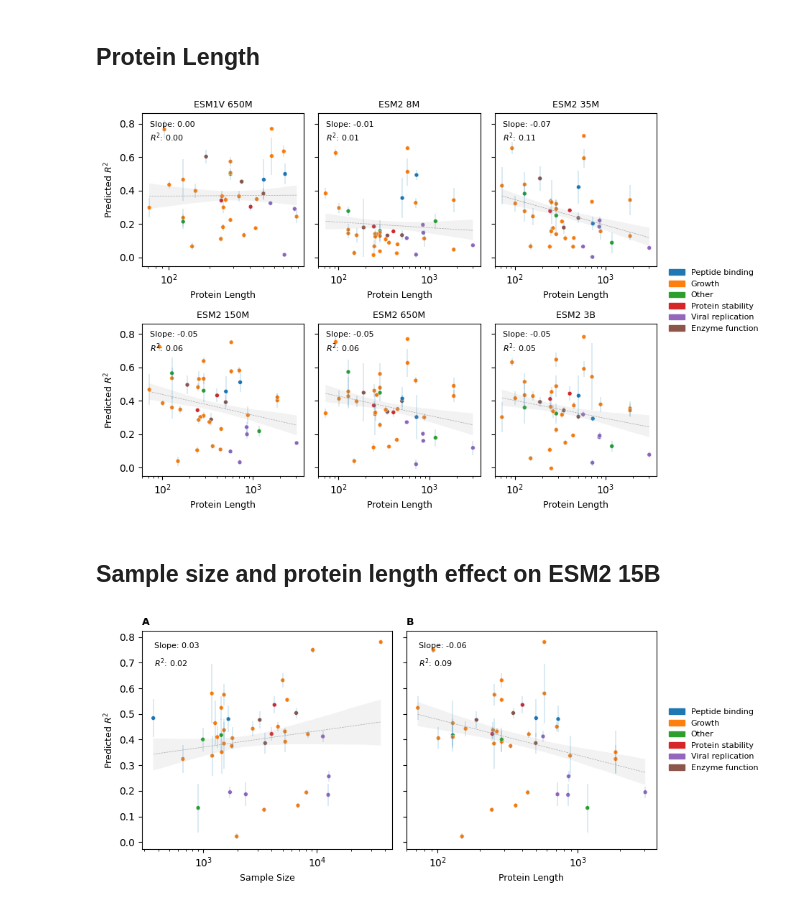
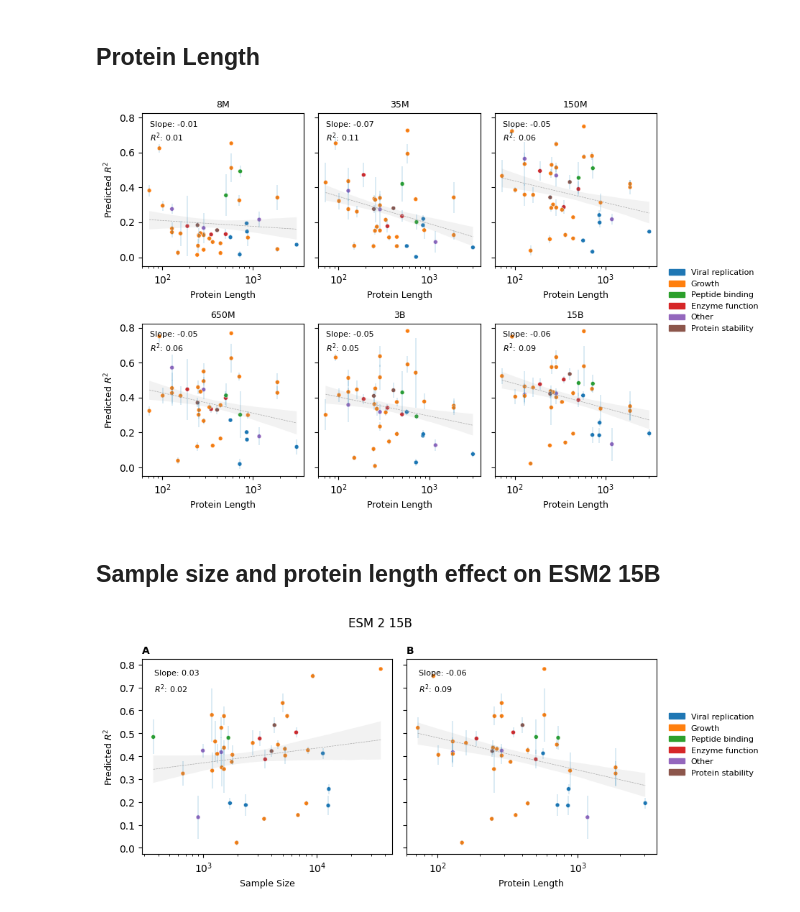
Before and after one commit to ziul-bio/SWAT, a Jupyter notebook: plot_results.ipynb, the cells around one changed output. Drawn from its saved outputs; the diff is of its cells as text; code cells hidden in the pictures.

Commit message:
adding new results files

```diff
--- a/plot_results.ipynb
+++ b/plot_results.ipynb
@@ -513,7 +524,7 @@ models = [
 base_dir = 'results/lassoCV/DMS'
 for model in models:
     for file in os.listdir(f'{base_dir}/{model}'):
-        if file.endswith('.csv'):
+        if file.endswith('_mean.csv'):
             #target = re.split(r'_esm.*_', file)[0]
             #target = " ".join(file.split('_mean.csv')[:-3])
             target = file.split('_mean.csv')[0]
@@ -1386,5 +1419,4 @@ array(['Peptide binding', 'Growth', 'Other', 'Protein stability',
 # %%
-#res.to_csv('results/summary_DMS_all_multi_model.csv')
-res = pd.read_csv('results/summary_DMS_all_multi_model.csv', index_col=0)
-res
+results = pd.read_csv('results/lassoCV/DMS/DMS_all_multi_model_metadata.csv', index_col=0)
+results
 # %% [output]
@@ -1407,6 +1441,8 @@ from sklearn.metrics import r2_score
 from sklearn.linear_model import LinearRegression
 import matplotlib.patches as mpatches
 
+
+res = results.query('Model=="esm2"')
 
 fig, axes = plt.subplots(2, 3, figsize=(8, 6), sharey=True)
 axes = axes.flatten()
@@ -1418,8 +1454,8 @@ group_labels = res['group'].unique()  # Get unique group labels
 handles = [mpatches.Patch(color=palette[i], label=group_labels[i]) for i in range(len(group_labels))]
 
 
-for ax, ms in zip(axes, ['esm1v_650M', 'esm2_8M', 'esm2_35M', 'esm2_150M', 'esm2_650M', 'esm2_3B']):
-    data = res.query(f"Model == '{ms}' & Compression_method == 'mean'")
+for ax, ms in zip(axes, ['8M', '35M', '150M', '650M', '3B', '15B']):
+    data = res.query(f"ModelSize == '{ms}' & Compression_method == 'mean'")
     grouped_data = data.groupby(['Dataset', 'dataset_size', 'group'])['R2_score_test'].agg(['mean', 'std']).reset_index()
 
     # Map colors to the 'group' column
@@ -1458,6 +1494,6 @@ fig.legend(handles, group_labels, loc='lower center', ncol=1, fontsize=8, bbox_t
 
 plt.tight_layout()
 
-fig.savefig('results/sup9_DMS_all_r2_sloop_all_models_sample_size_v02.png', dpi=600, bbox_inches='tight')
+#fig.savefig('results/sup9_DMS_all_r2_sloop_all_models_sample_size_v02.png', dpi=600, bbox_inches='tight')
 plt.show()
 # %% [output]
@@ -1474,15 +1510,8 @@ import matplotlib.patches as mpatches
 fig, axes = plt.subplots(2, 3, figsize=(8, 6), sharey=True)
 axes = axes.flatten()
 
-#palette = sns.color_palette("muted", 11)  # or use a custom palette
-palette = ['#1f77b4', '#ff7f0e', '#2ca02c', '#d62728', '#9467bd', '#8c564b', '#e377c2', '#7f7f7f', '#bcbd22', '#17becf', '#ffbb78']
-
-group_labels = res['group'].unique()  # Get unique group labels
-handles = [mpatches.Patch(color=palette[i], label=group_labels[i]) for i in range(len(group_labels))]
-
-
-for ax, ms in zip(axes, ['esm1v_650M', 'esm2_8M', 'esm2_35M', 'esm2_150M', 'esm2_650M', 'esm2_3B']):
-    data = res.query(f"Model == '{ms}' & Compression_method == 'mean'")
+for ax, ms in zip(axes, ['8M', '35M', '150M', '650M', '3B', '15B']):
+    data = res.query(f"ModelSize == '{ms}' & Compression_method == 'mean'")
     grouped_data = data.groupby(['Dataset', 'prot_length', 'group'])['R2_score_test'].agg(['mean', 'std']).reset_index()
 
     # Map colors to the 'group' column
@@ -1520,10 +1549,10 @@ fig.legend(handles, group_labels, loc='lower center', ncol=1, fontsize=8, bbox_t
 
 plt.tight_layout()
 
-fig.savefig('results/sup10_DMS_all_r2_sloop_all_models_prot_length_v02.png', dpi=600, bbox_inches='tight')
+#fig.savefig('results/sup10_DMS_all_r2_sloop_all_models_prot_length_v02.png', dpi=600, bbox_inches='tight')
 plt.show()
 # %% [output]
-[figure, old version]
+[figure, new version]
 # %% [markdown]
 ## Sample size and protein length effect on ESM2 15B
 # %%
@@ -1532,18 +1561,15 @@ from sklearn.metrics import r2_score
 from sklearn.linear_model import LinearRegression
 import matplotlib.patches as mpatches
 
+res = results.query('Model=="esm2"')
 
 fig, axes = plt.subplots(1, 2, figsize=(8, 4), sharey=True)
 axes = axes.flatten()
 
-palette = ['#1f77b4', '#ff7f0e', '#2ca02c', '#d62728', '#9467bd', '#8c564b', '#e377c2', '#7f7f7f', '#bcbd22', '#17becf', '#ffbb78']
-
-group_labels = res['group'].unique()  # Get unique group labels
-handles = [mpatches.Patch(color=palette[i], label=group_labels[i]) for i in range(len(group_labels))]
-
+plt.suptitle('ESM 2 15B')
 
 for ax, grp in zip(axes, ['dataset_size', 'prot_length']):
-    data = res.query(f"Model == 'esm2_15B' & Compression_method == 'mean'")
+    data = res.query(f"ModelSize == '15B' & Compression_method == 'mean'")
     grouped_data = data.groupby(['Dataset', grp, 'group'])['R2_score_test'].agg(['mean', 'std']).reset_index()
 
     # Map colors to the 'group' column
@@ -1558,32 +1584,32 @@ for ax, grp in zip(axes, ['dataset_size', 'prot_length']):
     model.fit(X, y)
     slope = model.coef_[0]
     intercept = model.intercept_
     y_pred = model.predict(X)
     r2 = r2_score(y, y_pred)
 
     # Annotate
     ax.text(0.05, 0.95, f'Slope: {slope:.2f}', transform=ax.transAxes, fontsize=8, verticalalignment='top')
     ax.text(0.05, 0.88, f'$R^2$: {r2:.2f}', transform=ax.transAxes, fontsize=8, verticalalignment='top')
 
 
     sns.regplot(data=data, x=grp, y='R2_score_test', scatter=False, logx=True,  color='#A9A9A9', line_kws={'linestyle': '--', 'linewidth': 0.5}, ax=ax)
 
     t = ms.replace('_', ' ').upper()
     #ax.set_title(f'{t}', fontsize=9)
     t = 'B' if grp == 'prot_length' else 'A'
     l = 'Protein Length' if grp == 'prot_length' else 'Sample Size'
     ax.set_title(f'{t}', fontsize=10, fontweight='bold', loc='left')
     ax.set_xlabel(f'{l}', fontsize=9)
     ax.set_ylabel(r'Predicted $R^2$', fontsize=9)
     ax.set_xscale('log')
     for ax in axes[7:]:
         ax.axis('off')
 
 fig.legend(handles, group_labels, loc='lower center', ncol=1, fontsize=8, bbox_to_anchor=(1.08, 0.4), frameon=False)
 
 plt.tight_layout()
 
-fig.savefig('results/fig5_data_effect_r2_sloop_ESM2_15B_py_v02.png', dpi=600, bbox_inches='tight')
+#fig.savefig('results/fig5_data_effect_r2_sloop_ESM2_15B_py_v02.png', dpi=600, bbox_inches='tight')
 plt.show()
 # %% [output]
-[figure, old version]
+[figure, new version]
```
Also changed, not shown: parts of 48 cells of this notebook, 2 other files.
